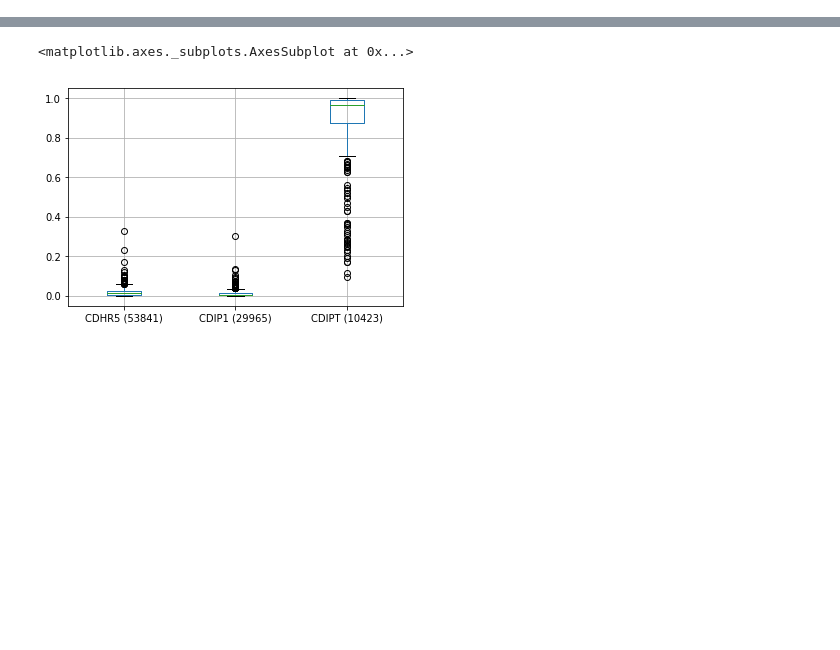
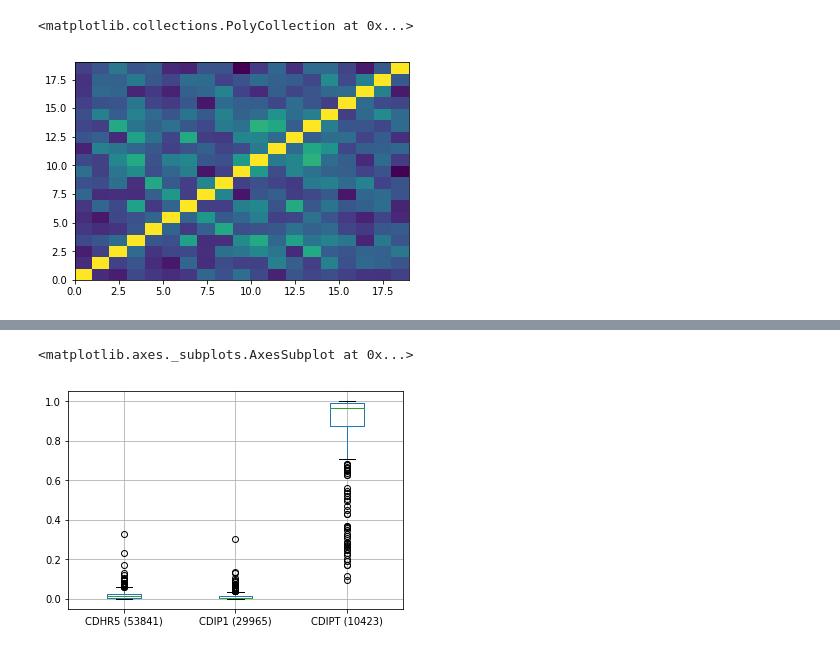
Before and after one commit to lannwal/projectlab, a Jupyter notebook: Exploration.ipynb, the cells around one changed output, grey strips where cells are left out. Drawn from its saved outputs; the diff is of its cells as text; code cells hidden in the pictures; blank space fills up the shorter version.

```diff
--- a/Exploration.ipynb
+++ b/Exploration.ipynb
@@ -73,0 +70,5 @@ plt.boxplot([cdk4,a,zw10])
+# %%
+plt.pcolor(subdep_corr)
+# %% [output]
+<matplotlib.collections.PolyCollection at 0x...>
+[figure, added]
```
Also changed, not shown: parts of 46 cells of this notebook.
